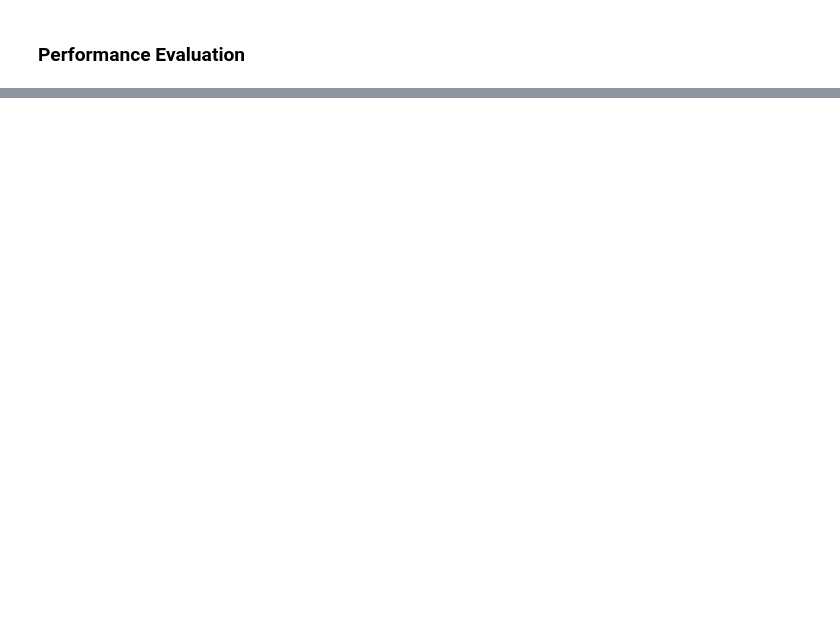
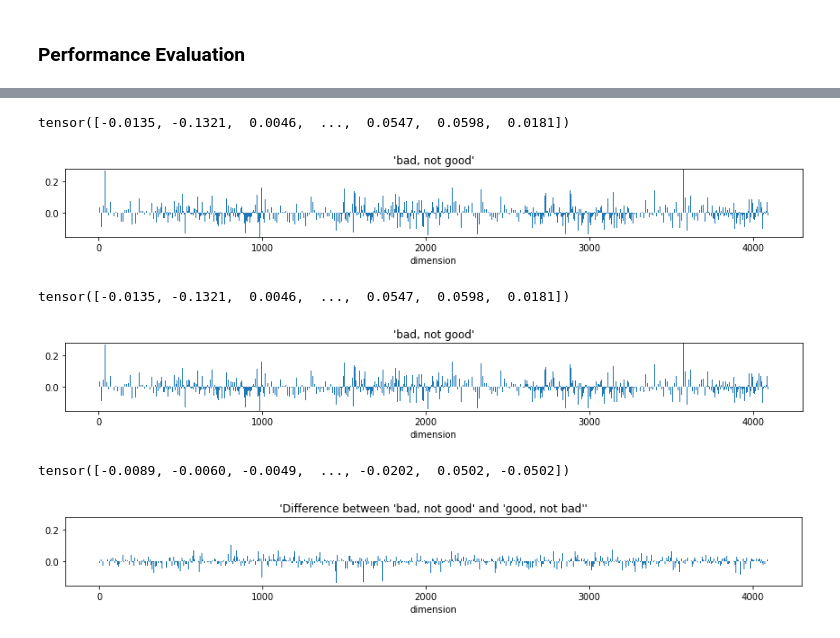
Before and after one commit to thesofakillers/infersent-replication, a Jupyter notebook: demo.ipynb, the cells around one changed output, grey strips where cells are left out. Drawn from its saved outputs; the diff is of its cells as text; code cells hidden in the pictures; blank space fills up the shorter version.

Commit message:
wip demo and error analysis

```diff
--- a/demo.ipynb
+++ b/demo.ipynb
@@ -34,11 +38,11 @@ demo_config = {
 We can instantiate the model we will use from the checkpoint path we defined. Because the GloVe embeddings are not saved in the model, after instatiating our model we load them into it in a separate call.
 # %%
 # instantiate pretrained model
-model = InferSent.load_from_checkpoint(demo_config["checkpoint_path"])
+infsent_model = InferSent.load_from_checkpoint(demo_config["checkpoint_path"])
 # load aligned GloVe embeddings from disk
 aligned_glove = torch.load(demo_config["aligned_glove"])
 # and load them into our model
-model.load_embeddings(aligned_glove)
+infsent_model.load_embeddings(aligned_glove)
 # %% [markdown]
 ## Inference examples
 
@@ -111,13 +115,15 @@ model prediction: neutral
 Here is our model encoding a few sentences. Of course, just embedding a sentence is quite useless if you don't do anything with the embedding afterwards, but this is just a quick demonstration which can be extended.
 # %%
 # first a helper function
-def visualize_embedding(sentence, embedding):
+def visualize_embedding(sentence, embedding, ylim=None):
     print(embedding)
     plt.figure(figsize=(12, 2))
     plt.title(f"'{sentence}'")
     plt.xlabel("dimension")
     plt.bar(np.arange(len(embedding)), embedding.cpu().numpy())
     plt.tight_layout()
+    if ylim:
+        plt.ylim(ylim)
     plt.show()
     print("\n")
 # %%
@@ -183,0 +312,21 @@ for encoder_type in curve_data.keys():
+# %%
+neg_sent = "bad, not good"
+neg_emb = infsent_model.encoder.encode(neg_sent).squeeze()
+visualize_embedding(neg_sent, neg_emb, [-0.15, 0.275])
+
+
+pos_sent = "good, not bad"
+pos_emb = infsent_model.encoder.encode(pos_sent).squeeze()
+visualize_embedding(neg_sent, neg_emb, [-0.15, 0.275])
+
+diff_emb = neg_emb - pos_emb
+visualize_embedding(
+    "Difference between 'bad, not good' and 'good, not bad'", diff_emb, [-0.15, 0.275]
+)
+# %% [output]
+tensor([-0.0135, -0.1321,  0.0046,  ...,  0.0547,  0.0598,  0.0181])
+[figure, added]
+tensor([-0.0135, -0.1321,  0.0046,  ...,  0.0547,  0.0598,  0.0181])
+[figure, added]
+tensor([-0.0089, -0.0060, -0.0049,  ..., -0.0202,  0.0502, -0.0502])
+[figure, added]
```
Also changed, not shown: parts of 17 cells of this notebook, 11 other files.
